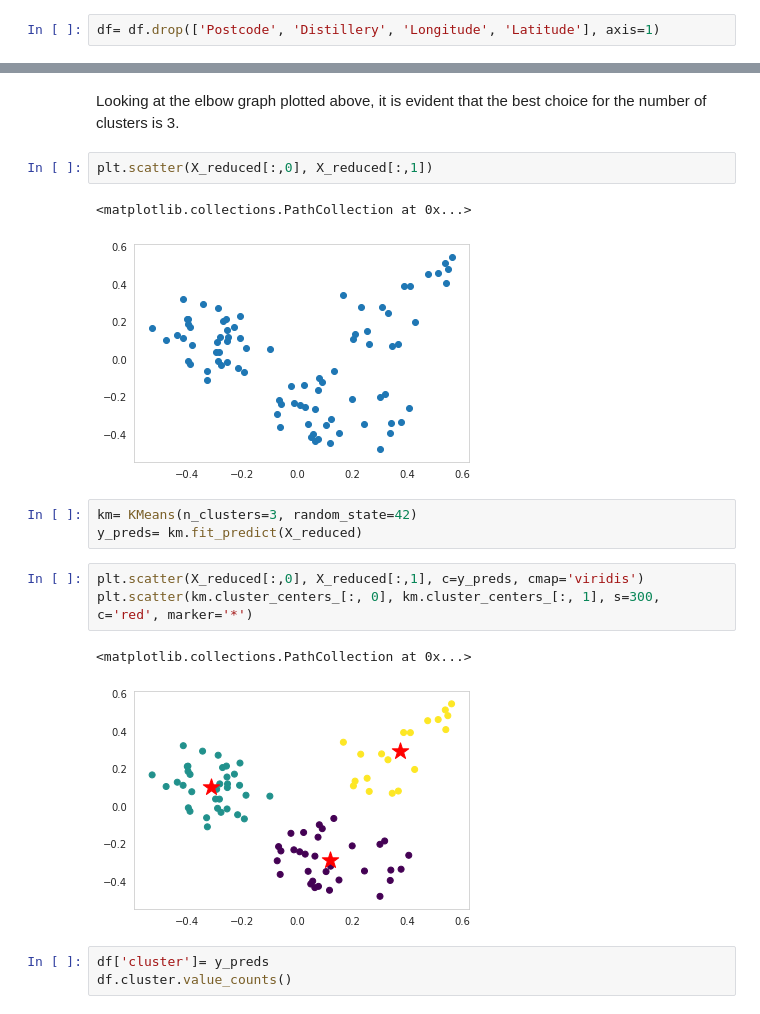
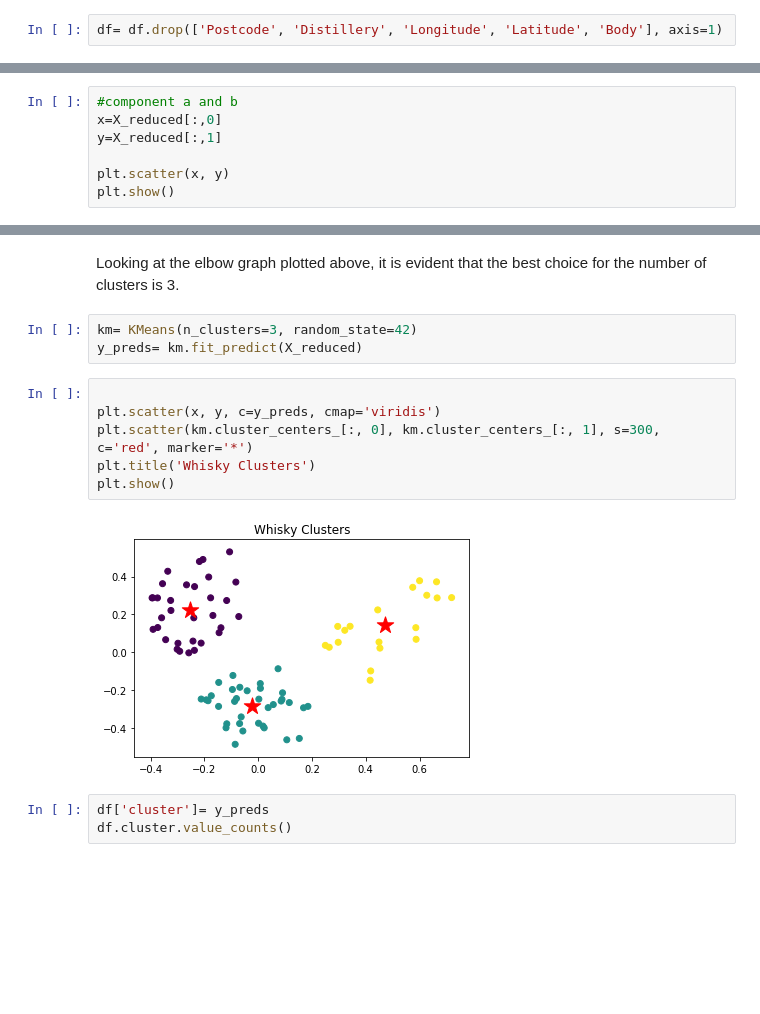
Before and after one commit to masaimahapa/whisky-distilleries, a Jupyter notebook: whisky clusters.ipynb, the cells around one changed output, grey strips where cells are left out. Saved outputs shown, nothing was run; the diff lists cells and outputs as text; blank space fills up the shorter version.

Commit message:
titles

```diff
--- a/whisky clusters.ipynb
+++ b/whisky clusters.ipynb
@@ -61,6 +61,6 @@ Looking at the data , it seems like it is mostly made up of categorical features
 ## Postcodes and Distillery are text columns
 It would only make sense for me to drop them as they are non numeric and not categorical but text which does not influence the output.
 # %%
-df= df.drop(['Postcode', 'Distillery', 'Longitude', 'Latitude'], axis=1)
+df= df.drop(['Postcode', 'Distillery', 'Longitude', 'Latitude', 'Body'], axis=1)
 # %%
 ## Distillery can be coded
@@ -71,0 +84,7 @@ X_reduced= rbf_pca.fit_transform(df)
+# %%
+#component a and b
+x=X_reduced[:,0]
+y=X_reduced[:,1]
+
+plt.scatter(x, y)
+plt.show()
@@ -87,19 +108,16 @@ plt.show()
 # %% [markdown]
 Looking at the elbow graph plotted above, it is evident that the best choice for the number of clusters is 3.
-# %%
-plt.scatter(X_reduced[:,0], X_reduced[:,1])
-# %% [output]
-<matplotlib.collections.PathCollection at 0x...>
-[figure, removed]
 # %%
 km= KMeans(n_clusters=3, random_state=42)
 y_preds= km.fit_predict(X_reduced)
 # %%
-plt.scatter(X_reduced[:,0], X_reduced[:,1], c=y_preds, cmap='viridis')
+
+plt.scatter(x, y, c=y_preds, cmap='viridis')
 plt.scatter(km.cluster_centers_[:, 0], km.cluster_centers_[:, 1], s=300, c='red', marker='*')
+plt.title('Whisky Clusters')
+plt.show()
 # %% [output]
-<matplotlib.collections.PathCollection at 0x...>
-[figure, old version]
+[figure, new version]
 # %%
 df['cluster']= y_preds
 df.cluster.value_counts()
```
Also changed, not shown: parts of 5 cells of this notebook.
